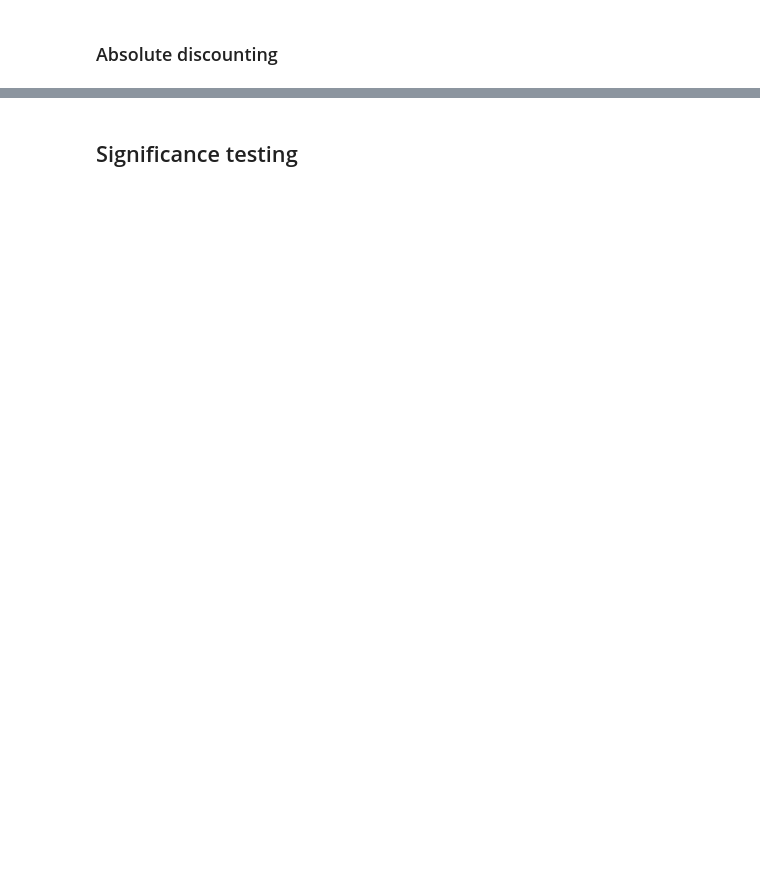
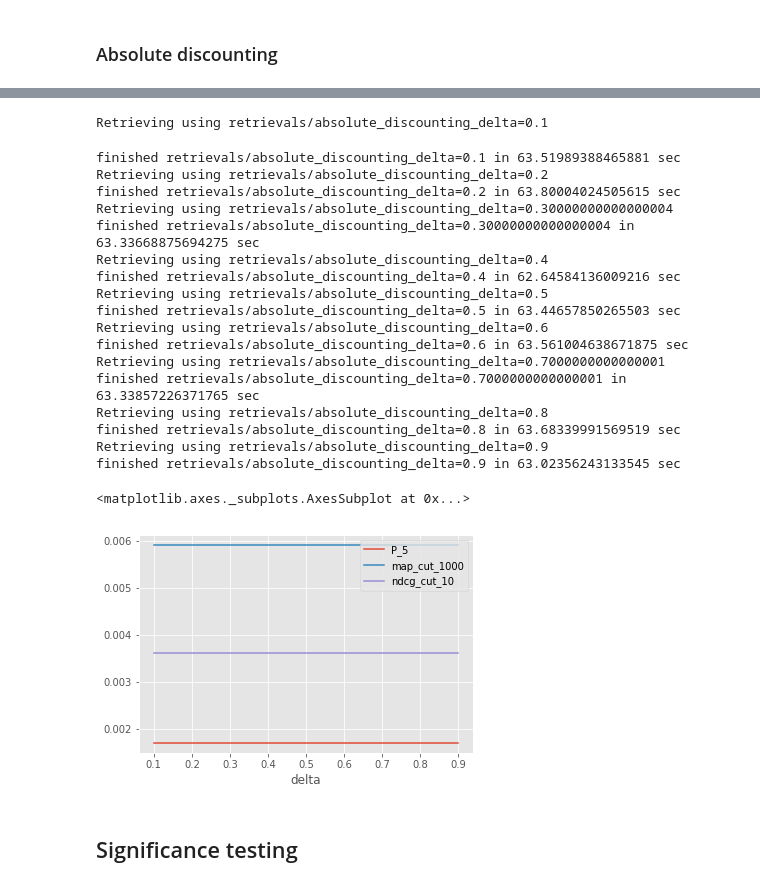
Before and after one commit to littlewine/search-struct-unstruct-data, a Jupyter notebook: assignment 1 guido.ipynb, the cells around one changed output, grey strips where cells are left out. Saved outputs shown, nothing was run; the diff lists cells and outputs as text; code cells hidden in the pictures; blank space fills up the shorter version.

```diff
--- a/assignment 1 guido.ipynb
+++ b/assignment 1 guido.ipynb
@@ -804,2 +645,26 @@ scores.drop('recall_1000',axis=1).plot()
+# %%
+scores_abs_disc = test_hyperparameters(np.arange(0.1,0.91, 0.1),'absolute_discounting_delta',absolute_discounting)
+scores_abs_disc.drop('recall_1000',axis=1).plot()
+# %% [output]
+Retrieving using retrievals/absolute_discounting_delta=0.1
+finished retrievals/absolute_discounting_delta=0.1 in 63.51989388465881 sec
+Retrieving using retrievals/absolute_discounting_delta=0.2
+finished retrievals/absolute_discounting_delta=0.2 in 63.80004024505615 sec
+Retrieving using retrievals/absolute_discounting_delta=0.30000000000000004
+finished retrievals/absolute_discounting_delta=0.30000000000000004 in 63.33668875694275 sec
+Retrieving using retrievals/absolute_discounting_delta=0.4
+finished retrievals/absolute_discounting_delta=0.4 in 62.64584136009216 sec
+Retrieving using retrievals/absolute_discounting_delta=0.5
+finished retrievals/absolute_discounting_delta=0.5 in 63.44657850265503 sec
+Retrieving using retrievals/absolute_discounting_delta=0.6
+finished retrievals/absolute_discounting_delta=0.6 in 63.561004638671875 sec
+Retrieving using retrievals/absolute_discounting_delta=0.7000000000000001
+finished retrievals/absolute_discounting_delta=0.7000000000000001 in 63.33857226371765 sec
+Retrieving using retrievals/absolute_discounting_delta=0.8
+finished retrievals/absolute_discounting_delta=0.8 in 63.68339991569519 sec
+Retrieving using retrievals/absolute_discounting_delta=0.9
+finished retrievals/absolute_discounting_delta=0.9 in 63.02356243133545 sec
+<matplotlib.axes._subplots.AxesSubplot at 0x...>
+[figure, added]
 # %% [markdown]
 ## Significance testing
```
Also changed, not shown: parts of 90 cells of this notebook.
